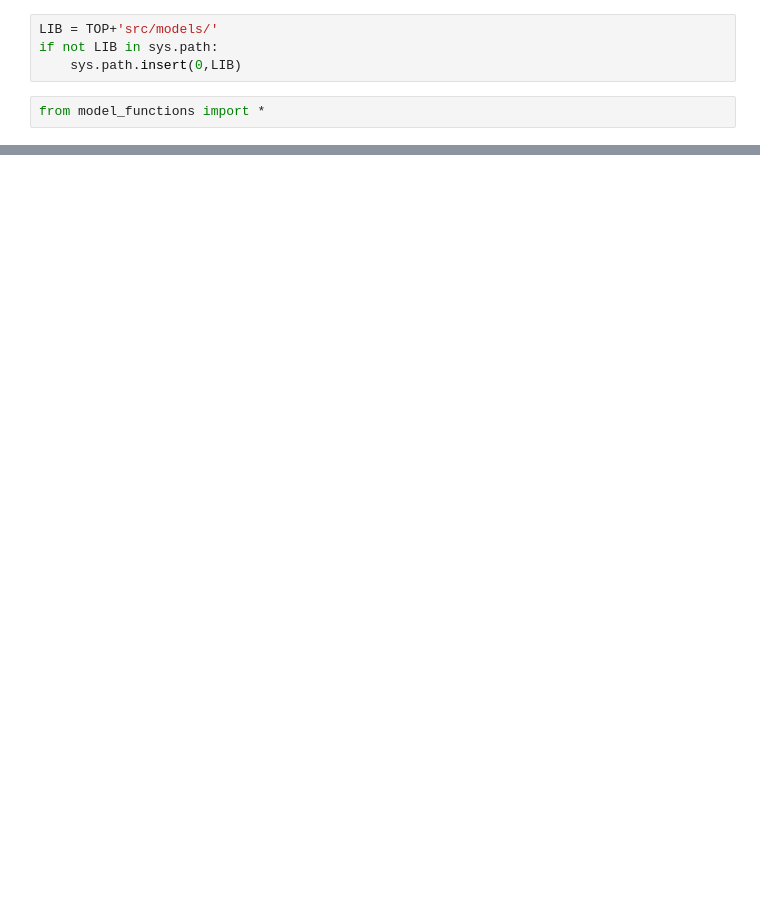
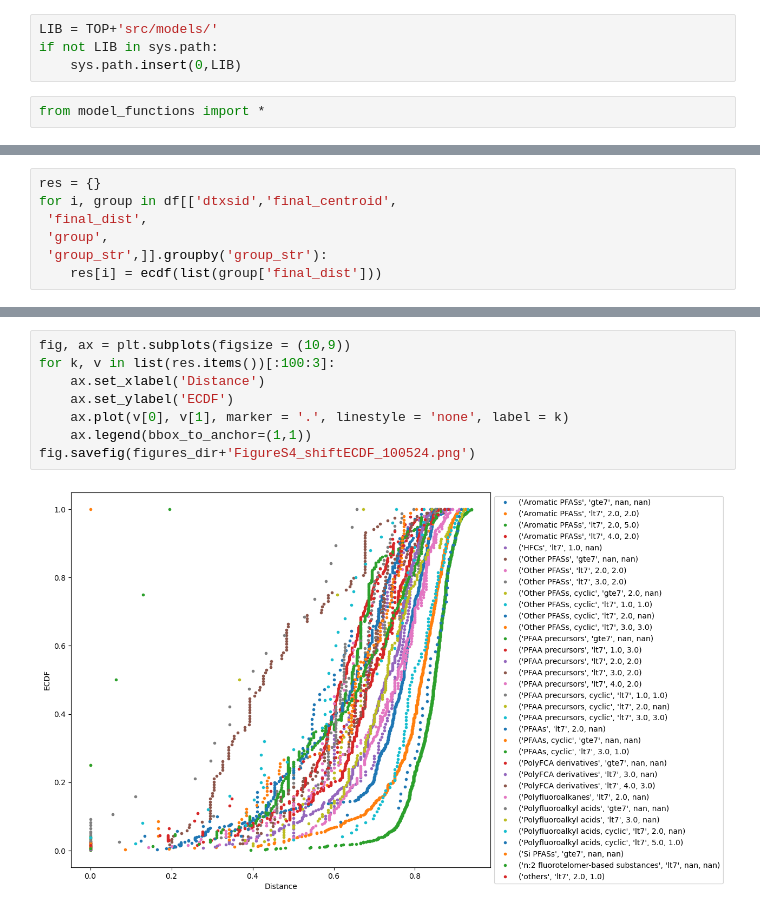
Before and after one commit to patlewig/nts_pfas, a Jupyter notebook: notebooks/05_structural_similarity.ipynb, the cells around one changed output, grey strips where cells are left out. Saved outputs shown, nothing was run; the diff lists cells and outputs as text; blank space fills up the shorter version.

Commit message:
leftshift in ECDF

```diff
--- a/notebooks/05_structural_similarity.ipynb
+++ b/notebooks/05_structural_similarity.ipynb
@@ -52,0 +41,7 @@ for i, group in df.groupby('group_str'):
+# %%
+res = {}
+for i, group in df[['dtxsid','final_centroid',
+ 'final_dist',
+ 'group',
+ 'group_str',]].groupby('group_str'):
+    res[i] = ecdf(list(group['final_dist']))
@@ -52,0 +68,10 @@ for i, group in df.groupby('group_str'):
+# %%
+fig, ax = plt.subplots(figsize = (10,9))
+for k, v in list(res.items())[:100:3]:
+    ax.set_xlabel('Distance')
+    ax.set_ylabel('ECDF')
+    ax.plot(v[0], v[1], marker = '.', linestyle = 'none', label = k)
+    ax.legend(bbox_to_anchor=(1,1))
+fig.savefig(figures_dir+'FigureS4_shiftECDF_100524.png')
+# %% [output]
+[figure, added]
```
Also changed, not shown: parts of 4 cells of this notebook.
